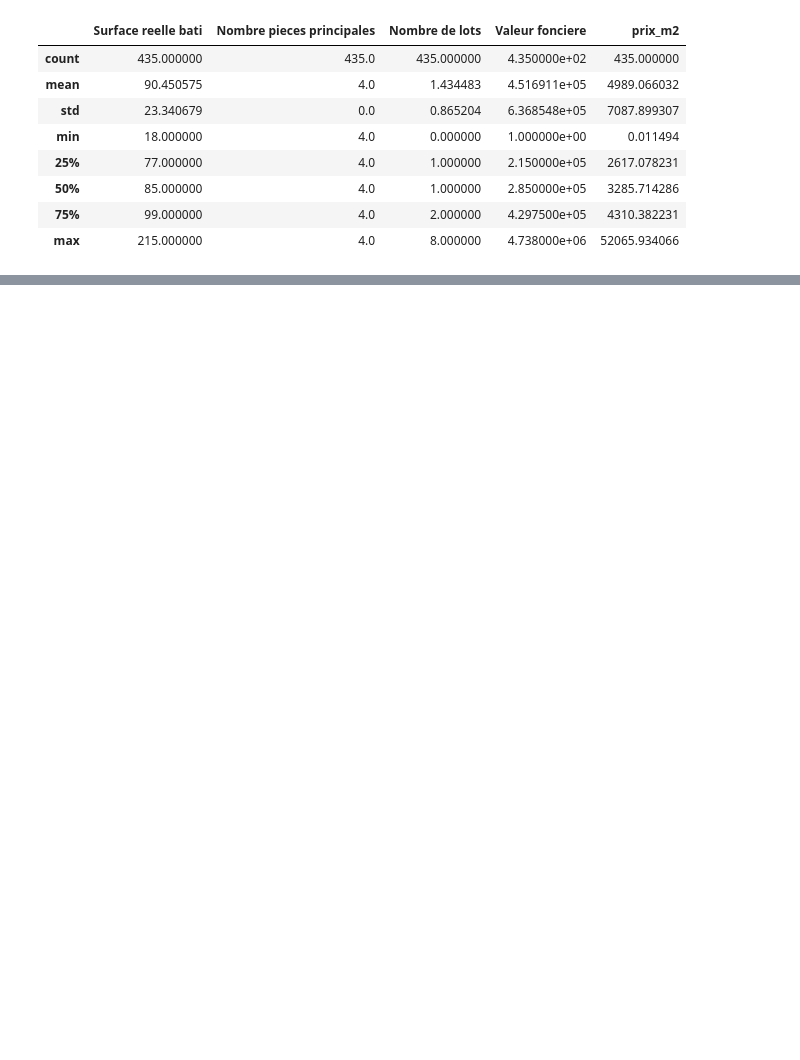
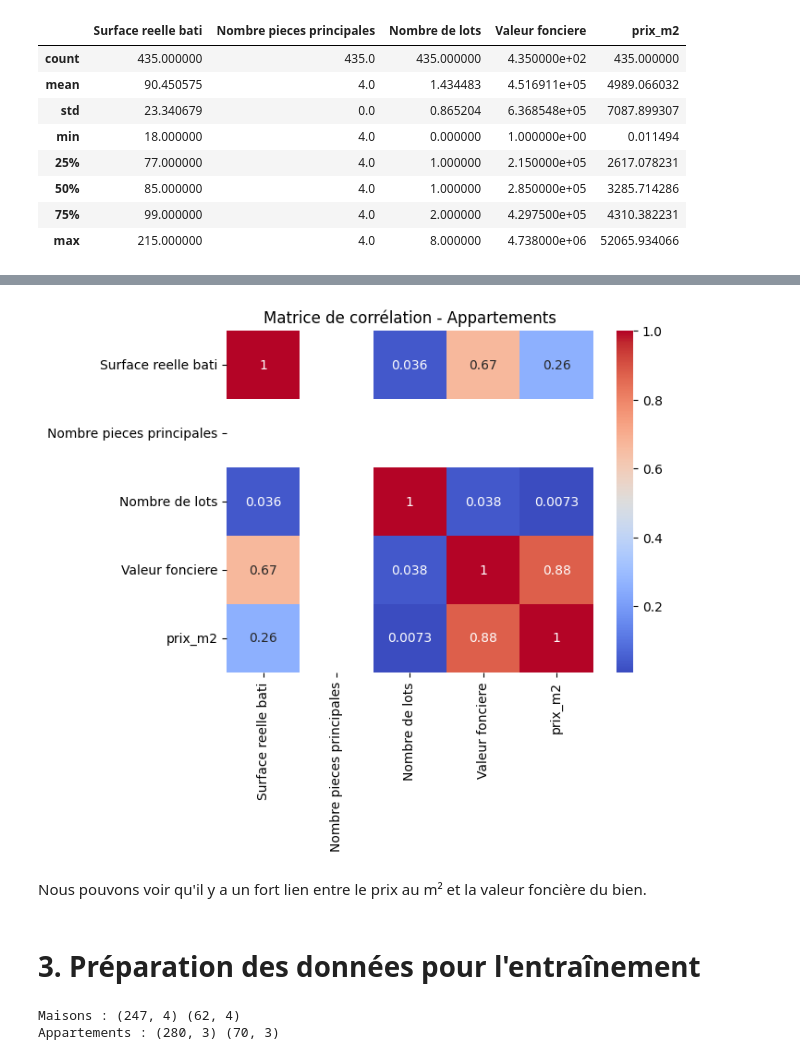
Before and after one commit to Aurelien-L/predicteur_immobilier_IA_API, a Jupyter notebook: notebooks/phase_1_lille.ipynb, the cells around one changed output, grey strips where cells are left out. Drawn from its saved outputs; the diff is of its cells as text; code cells hidden in the pictures; blank space fills up the shorter version.

```diff
--- a/notebooks/phase_1_lille.ipynb
+++ b/notebooks/phase_1_lille.ipynb
@@ -146,0 +258,12 @@ df_appartements.describe()
+# %%
+lower_bound, upper_bound, _ = detect_outliers(df_appartements, "Surface reelle bati")
+df_appartements = df_appartements[~((df_appartements["Surface reelle bati"] < lower_bound) | (df_appartements["Surface reelle bati"] > upper_bound))]
+
+lower_bound, upper_bound, _ = detect_outliers(df_appartements, "Nombre de lots")
+df_appartements = df_appartements[~((df_appartements["Nombre de lots"] < lower_bound) | (df_appartements["Nombre de lots"] > upper_bound))]
+
+lower_bound, upper_bound, _ = detect_outliers(df_appartements, "Valeur fonciere")
+df_appartements = df_appartements[~((df_appartements["Valeur fonciere"] < lower_bound) | (df_appartements["Valeur fonciere"] > upper_bound))]
+
+lower_bound, upper_bound, _ = detect_outliers(df_appartements, "prix_m2")
+df_appartements = df_appartements[~((df_appartements["prix_m2"] < lower_bound) | (df_appartements["prix_m2"] > upper_bound))]
@@ -146,0 +292,12 @@ df_appartements.describe()
+# %%
+df_numeriques = df_appartements.select_dtypes(include=["int", "float"])
+
+sns.heatmap(df_numeriques.corr(), annot=True, cmap="coolwarm")
+plt.title("Matrice de corrélation - Appartements")
+plt.show()
+# %% [output]
+[figure, added]
+# %% [markdown]
+Nous pouvons voir qu'il y a un fort lien entre le prix au m² et la valeur foncière du bien.
+# %% [markdown]
+# 3. Préparation des données pour l'entraînement
@@ -146,0 +322,6 @@ df_appartements.describe()
+# %%
+print("Maisons :", X_train_m.shape, X_test_m.shape)
+print("Appartements :", X_train_a.shape, X_test_a.shape)
+# %% [output]
+Maisons : (247, 4) (62, 4)
+Appartements : (280, 3) (70, 3)
```
Also changed, not shown: parts of 42 cells of this notebook, 1 other file.
